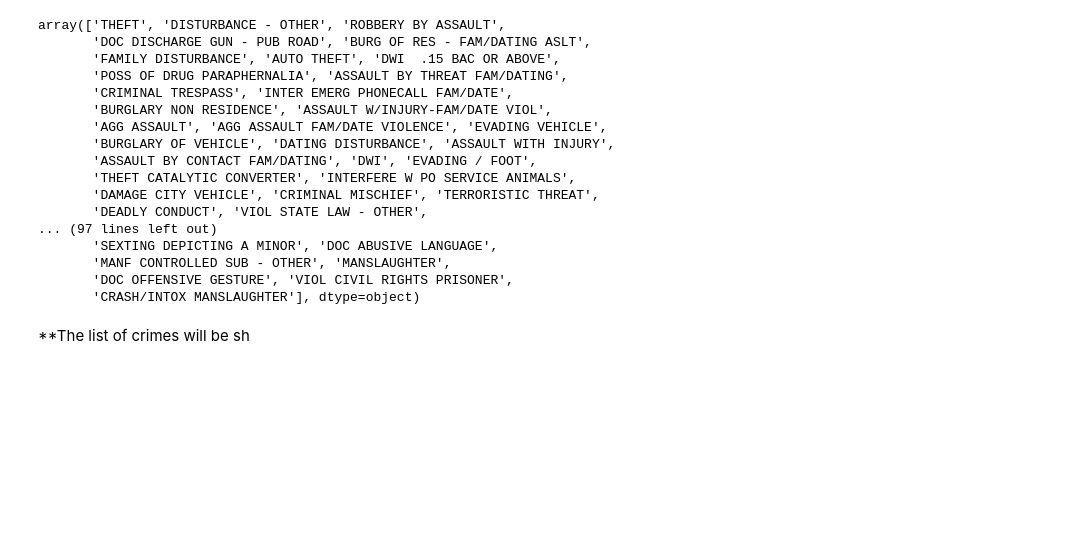
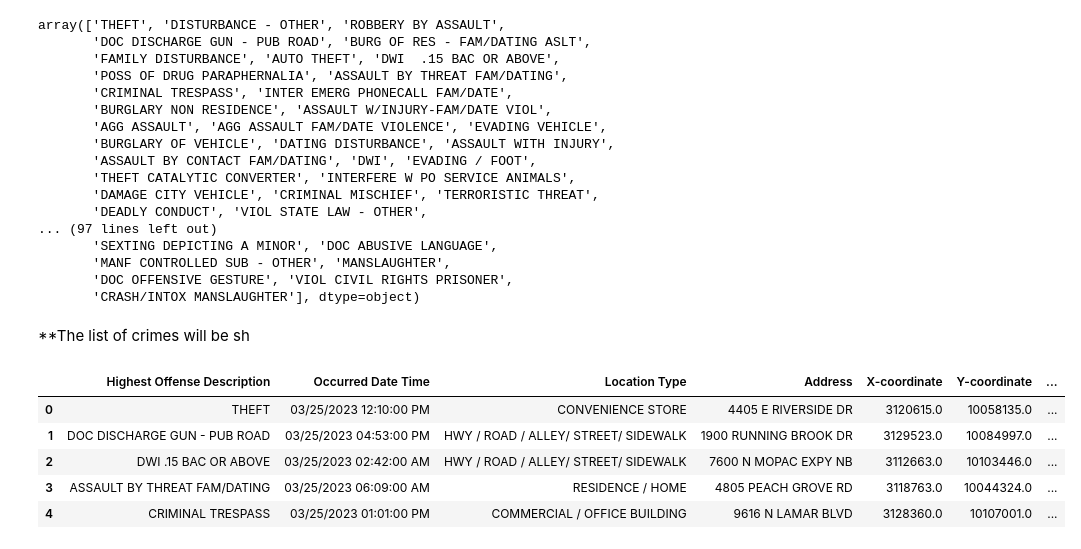
Before and after one commit to LACLanthony/crimes_hotel, a Jupyter notebook: hotels_crimes_maps.ipynb, the cells around one changed output. Saved outputs shown, nothing was run; the diff lists cells and outputs as text; code cells hidden in the pictures; blank space fills up the shorter version.

```diff
--- a/hotels_crimes_maps.ipynb
+++ b/hotels_crimes_maps.ipynb
@@ -85,3 +85,28 @@ array(['THEFT', 'DISTURBANCE - OTHER', 'ROBBERY BY ASSAULT',
        'CRASH/INTOX MANSLAUGHTER'], dtype=object)
 # %% [markdown]
 **The list of crimes will be sh
+# %%
+crime = ['ASSAULT','DWI', 'CRIMINAL MISCHIEF', 'GUN',
+       'DEADLY CONDUCT', 'CRASH', 'POSSESSION', 'CRIMINAL TRESPASS','THEFT',
+       'ROBBERY', 'BURGLARY', 'EVADING / VEHICLE PURSUIT','WEAPON', 'FIREARM',
+       'CONTROLLED','VIOL CITY ORDINANCE - OTHER', 'ASSAULT BY CONTACT FAM/DATING',
+       'HARASSMENT OF A PUBLIC SERVANT', 'EVADING VEHICLE', 'ARSON',
+       'CRIMINAL TRESPASS/HOTEL','DAMAGE CITY PROP', 'TAMPERING WITH GOV RECORD',
+       'INDECENCY WITH A CHILD/CONTACT', 'TERRORISTIC THREAT-MASS CASLTY',
+       'THEFT CATALYTIC CONVERTER', 'CIVIL DISTURBANCE/DEMO','SEXUAL ASSAULT',
+       'EVADING','RAPE','RESISTING ARREST OR SEARCH','TRESPASS', 'BOMB THREAT',
+       'PROSTITUTION','URINATING IN PUBLIC PLACE']
+# %%
+crimes['Crime_Type'] = [next(iter([y for y in crime if y in x]), np.nan) for x in crimes['Highest Offense Description']]
+# %%
+crimes.dropna(inplace=True)
+crimes.reset_index(drop=True,inplace=True)
+# %%
+crimes.head()
+# %% [output]
+|  | Highest Offense Description | Occurred Date Time | Location Type | Address | X-coordinate | Y-coordinate | ... |
+| 0 | THEFT | 03/25/2023 12:10:00 PM | CONVENIENCE STORE | 4405 E RIVERSIDE DR | 3120615.0 | 10058135.0 | ... |
+| 1 | DOC DISCHARGE GUN - PUB ROAD | 03/25/2023 04:53:00 PM | HWY / ROAD / ALLEY/ STREET/ SIDEWALK | 1900 RUNNING BROOK DR | 3129523.0 | 10084997.0 | ... |
+| 2 | DWI .15 BAC OR ABOVE | 03/25/2023 02:42:00 AM | HWY / ROAD / ALLEY/ STREET/ SIDEWALK | 7600 N MOPAC EXPY NB | 3112663.0 | 10103446.0 | ... |
+| 3 | ASSAULT BY THREAT FAM/DATING | 03/25/2023 06:09:00 AM | RESIDENCE / HOME | 4805 PEACH GROVE RD | 3118763.0 | 10044324.0 | ... |
+| 4 | CRIMINAL TRESPASS | 03/25/2023 01:01:00 PM | COMMERCIAL / OFFICE BUILDING | 9616 N LAMAR BLVD | 3128360.0 | 10107001.0 | ... |
```
